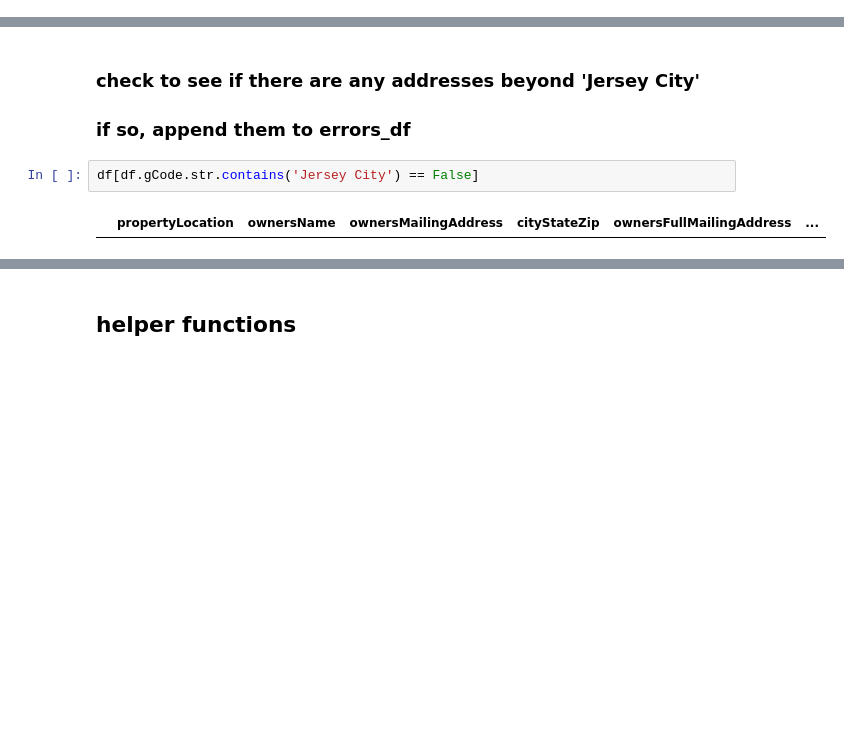
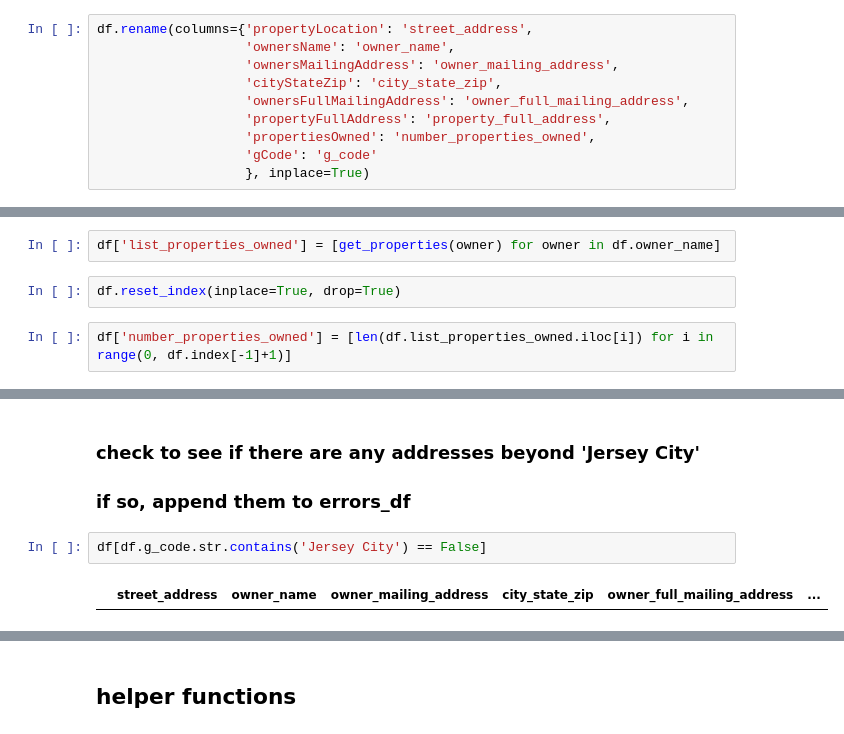
Before and after one commit to kylemichaelreaves/landlord_data, a Jupyter notebook: JerseyCity/jersey_city.ipynb, the cells around one changed output, grey strips where cells are left out. Cells and saved outputs as stored; diff of their text form; blank space fills up the shorter version.

```diff
--- a/JerseyCity/jersey_city.ipynb
+++ b/JerseyCity/jersey_city.ipynb
@@ -45,6 +57,16 @@ Index(['propertyLocation', 'ownersName', 'ownersMailingAddress',
 # %%
 # using convert_dtypes() to infer types from columns
 df = df.convert_dtypes(infer_objects=True)
+# %%
+df.rename(columns={'propertyLocation': 'street_address',
+                   'ownersName': 'owner_name',
+                   'ownersMailingAddress': 'owner_mailing_address',
+                   'cityStateZip': 'city_state_zip',
+                   'ownersFullMailingAddress': 'owner_full_mailing_address',
+                   'propertyFullAddress': 'property_full_address',
+                   'propertiesOwned': 'number_properties_owned',
+                   'gCode': 'g_code'
+                   }, inplace=True)
 # %%
 df.info()
 # %% [output]
@@ -67,2 +89,8 @@ Data columns (total 11 columns):
 dtypes: Float64(2), Int64(2), object(1), string(6)
 memory usage: 4.0+ MB
+# %%
+df['list_properties_owned'] = [get_properties(owner) for owner in df.owner_name]
+# %%
+df.reset_index(inplace=True, drop=True)
+# %%
+df['number_properties_owned'] = [len(df.list_properties_owned.iloc[i]) for i in range(0, df.index[-1]+1)]
@@ -100,9 +132,9 @@ public_housing_df
 ### check to see if there are any addresses beyond 'Jersey City'
 ### if so, append them to errors_df
 # %%
-df[df.gCode.str.contains('Jersey City') == False]
+df[df.g_code.str.contains('Jersey City') == False]
 # %% [output]
-|  | propertyLocation | ownersName | ownersMailingAddress | cityStateZip | ownersFullMailingAddress | ... |
+|  | street_address | owner_name | owner_mailing_address | city_state_zip | owner_full_mailing_address | ... |
 # %%
 errors_df
 # %% [output]
```
Also changed, not shown: parts of 8 cells of this notebook.
